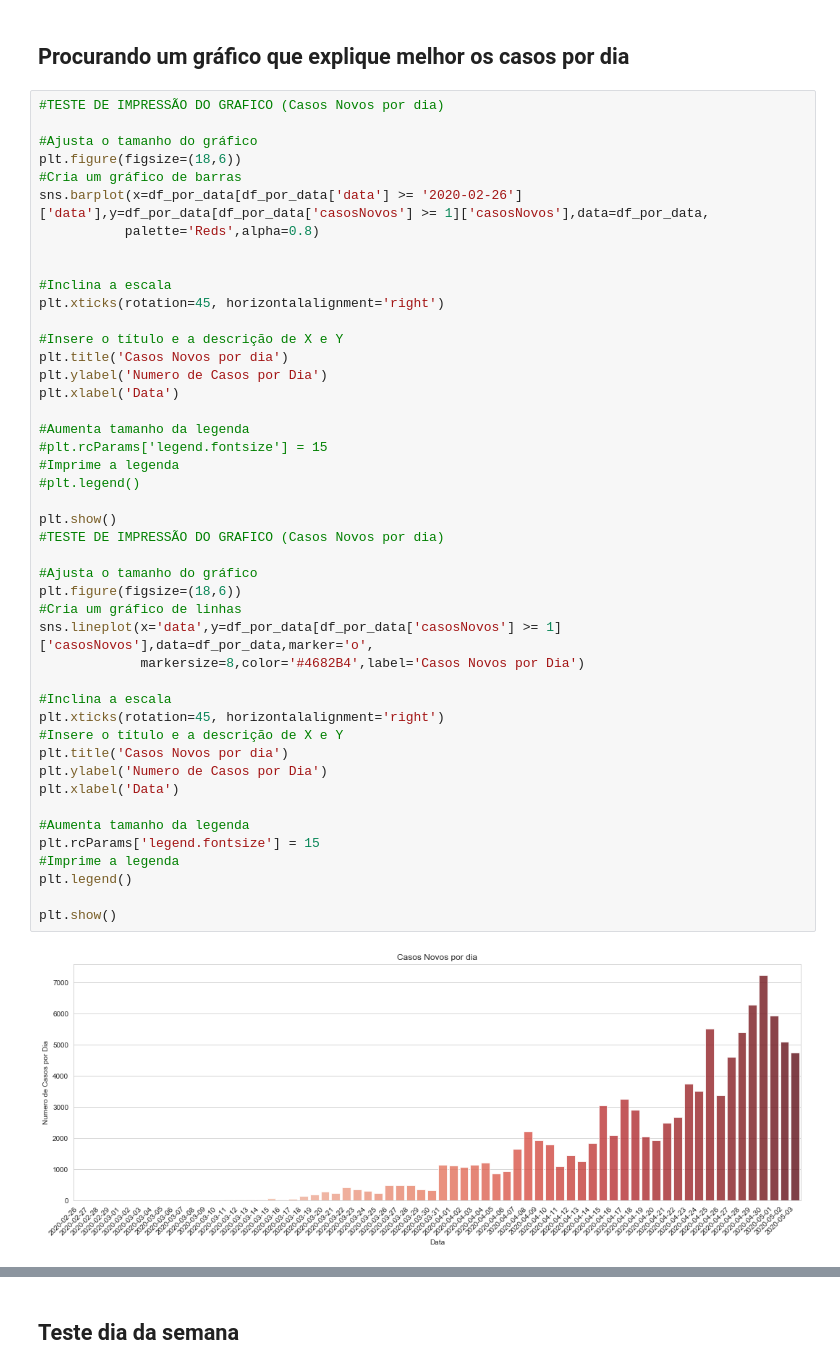
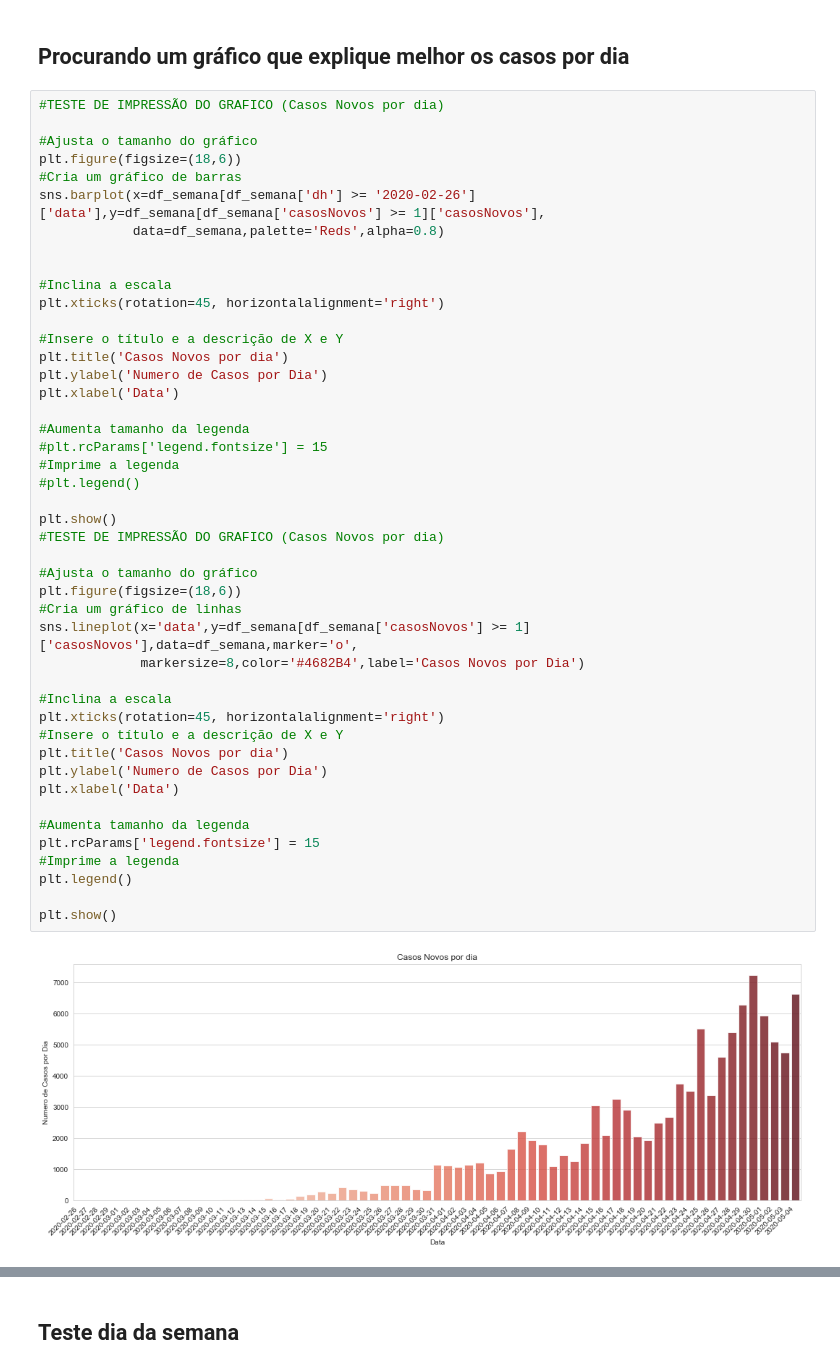
Before and after one commit to Rafaelcerq28/Analise_Covid-19, a Jupyter notebook: Análise da COVID-19 no Brasil.ipynb, the cells around one changed output, grey strips where cells are left out. Saved outputs shown, nothing was run; the diff lists cells and outputs as text.

```diff
--- a/Análise da COVID-19 no Brasil.ipynb
+++ b/Análise da COVID-19 no Brasil.ipynb
@@ -403,8 +403,8 @@ plt.show()
 #Ajusta o tamanho do gráfico
 plt.figure(figsize=(18,6))
 #Cria um gráfico de barras
-sns.barplot(x=df_por_data[df_por_data['data'] >= '2020-02-26']['data'],y=df_por_data[df_por_data['casosNovos'] >= 1]['casosNovos'],data=df_por_data,
-           palette='Reds',alpha=0.8)
+sns.barplot(x=df_semana[df_semana['dh'] >= '2020-02-26']['data'],y=df_semana[df_semana['casosNovos'] >= 1]['casosNovos'],
+            data=df_semana,palette='Reds',alpha=0.8)
 
 
 #Inclina a escala
@@ -415,32 +415,32 @@ plt.title('Casos Novos por dia')
 plt.ylabel('Numero de Casos por Dia')
 plt.xlabel('Data')
 
 #Aumenta tamanho da legenda
 #plt.rcParams['legend.fontsize'] = 15
 #Imprime a legenda
 #plt.legend()
 
 plt.show()
 #TESTE DE IMPRESSÃO DO GRAFICO (Casos Novos por dia)
 
 #Ajusta o tamanho do gráfico
 plt.figure(figsize=(18,6))
 #Cria um gráfico de linhas
-sns.lineplot(x='data',y=df_por_data[df_por_data['casosNovos'] >= 1]['casosNovos'],data=df_por_data,marker='o',
+sns.lineplot(x='data',y=df_semana[df_semana['casosNovos'] >= 1]['casosNovos'],data=df_semana,marker='o',
              markersize=8,color='#4682B4',label='Casos Novos por Dia')
 
 #Inclina a escala
 plt.xticks(rotation=45, horizontalalignment='right')
 #Insere o título e a descrição de X e Y
 plt.title('Casos Novos por dia')
 plt.ylabel('Numero de Casos por Dia')
 plt.xlabel('Data')
 
 #Aumenta tamanho da legenda
 plt.rcParams['legend.fontsize'] = 15
 #Imprime a legenda
 plt.legend()
 
 plt.show()
 # %% [output]
-[figure, old version]
+[figure, new version]
```
Also changed, not shown: parts of 18 cells of this notebook, 1 other file.
